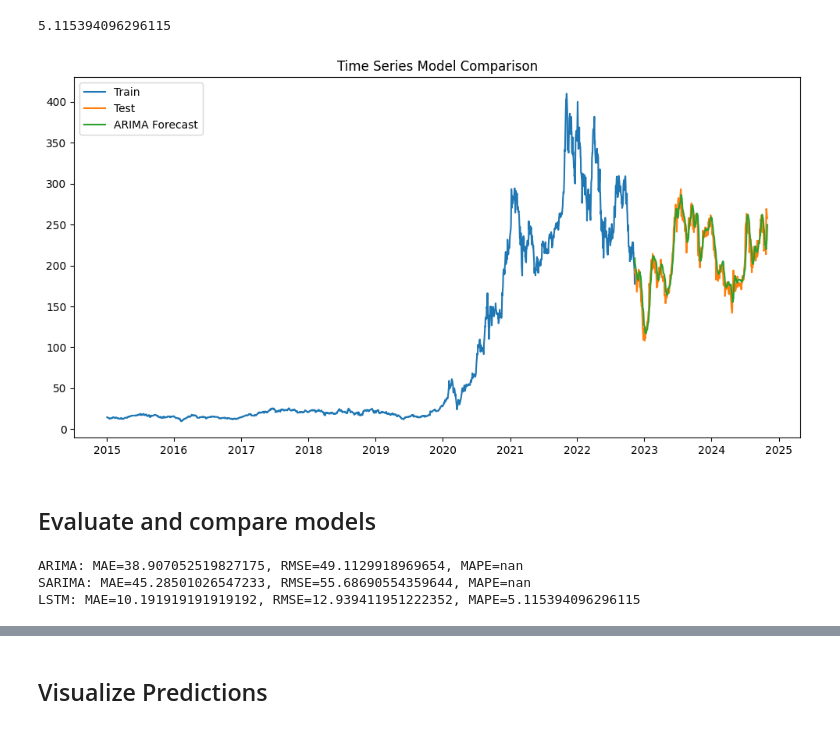
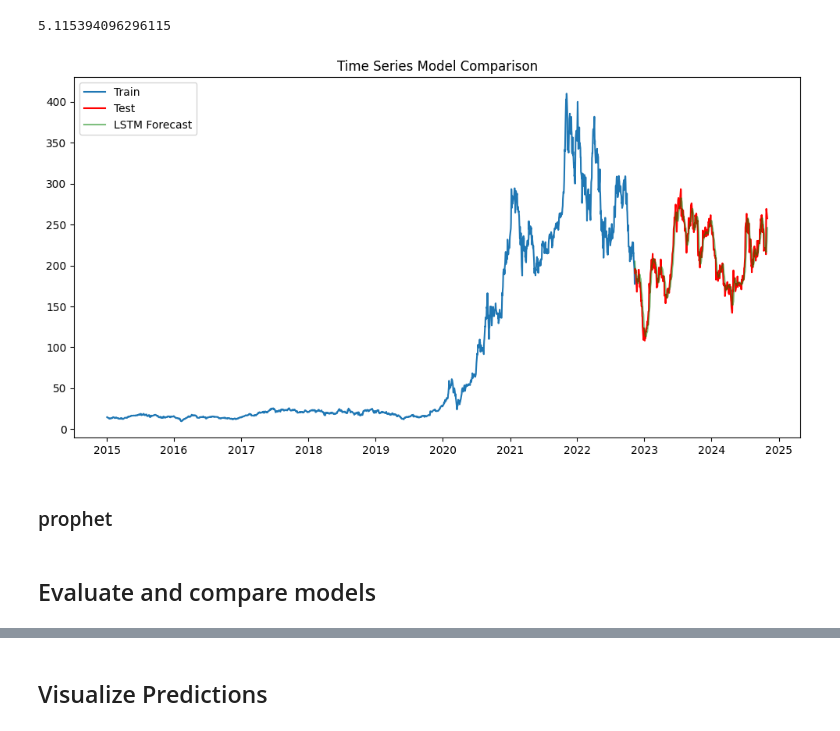
Before and after one commit to yosef-zewdu/Finance-Forecasting-And-Optimization, a Jupyter notebook: notebooks/forecasting.ipynb, the cells around one changed output, grey strips where cells are left out. Cells and saved outputs as stored; diff of their text form; code cells hidden in the pictures.

Commit message:
add script for forecasting

```diff
--- a/notebooks/forecasting.ipynb
+++ b/notebooks/forecasting.ipynb
@@ -33,0 +29,2 @@ df = df.rename(columns={"Close": "Price"})
+# %%
+df = load_close_data('tsla')
@@ -421,14 +404,16 @@ mape_lstm
 # %%
 
 # Plotting results for visualization
 import matplotlib.pyplot as plt
 
 plt.figure(figsize=(12, 6))
 plt.plot( train['Price'], label='Train')
-plt.plot( test['Price'], label='Test')
-plt.plot( test.index, predicted_prices, label='ARIMA Forecast')
+plt.plot( test['Price'], label='Test', color='red')
+plt.plot( test.index, predicted_prices, label='LSTM Forecast', color='green', alpha=0.5)
 plt.legend(loc='upper left')
 plt.title('Time Series Model Comparison')
 plt.show()
 # %% [output]
-[figure, old version]
+[figure, new version]
+# %% [markdown]
+### prophet
@@ -435,11 +426,2 @@ plt.show()
 # %% [markdown]
 ## Evaluate and compare models
-# %%
-# Print evaluation metrics
-print(f"ARIMA: MAE={mae_arima}, RMSE={rmse_arima}, MAPE={mape_arima}")
-print(f"SARIMA: MAE={mae_sarima}, RMSE={rmse_sarima}, MAPE={mape_sarima}")
-print(f"LSTM: MAE={mae_lstm}, RMSE={rmse_lstm}, MAPE={mape_lstm}")
-# %% [output]
-ARIMA: MAE=38.907052519827175, RMSE=49.1129918969654, MAPE=nan
-SARIMA: MAE=45.28501026547233, RMSE=55.68690554359644, MAPE=nan
-LSTM: MAE=10.191919191919192, RMSE=12.939411951222352, MAPE=5.115394096296115
```
Also changed, not shown: parts of 22 cells of this notebook, 1 other file.
